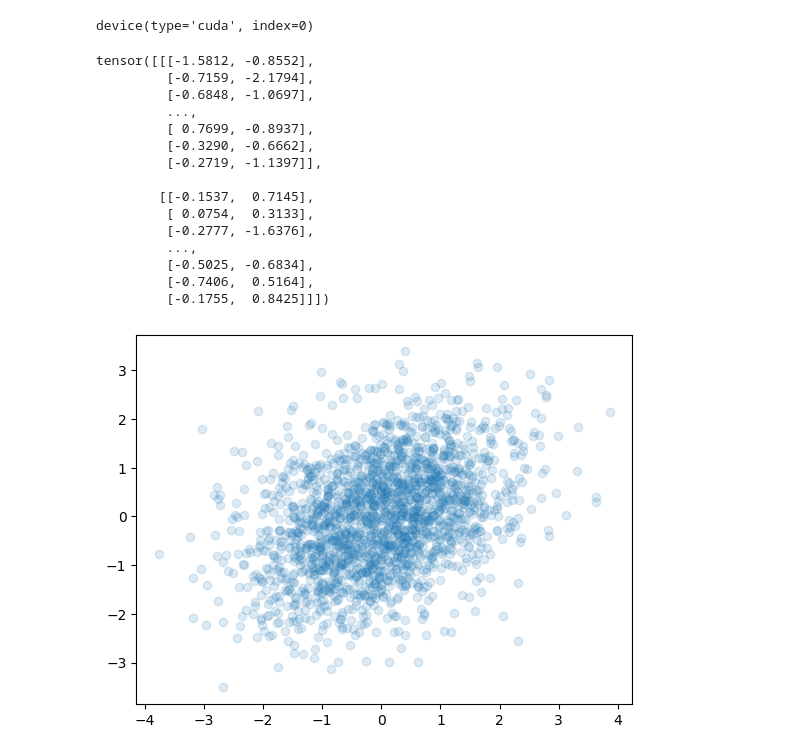
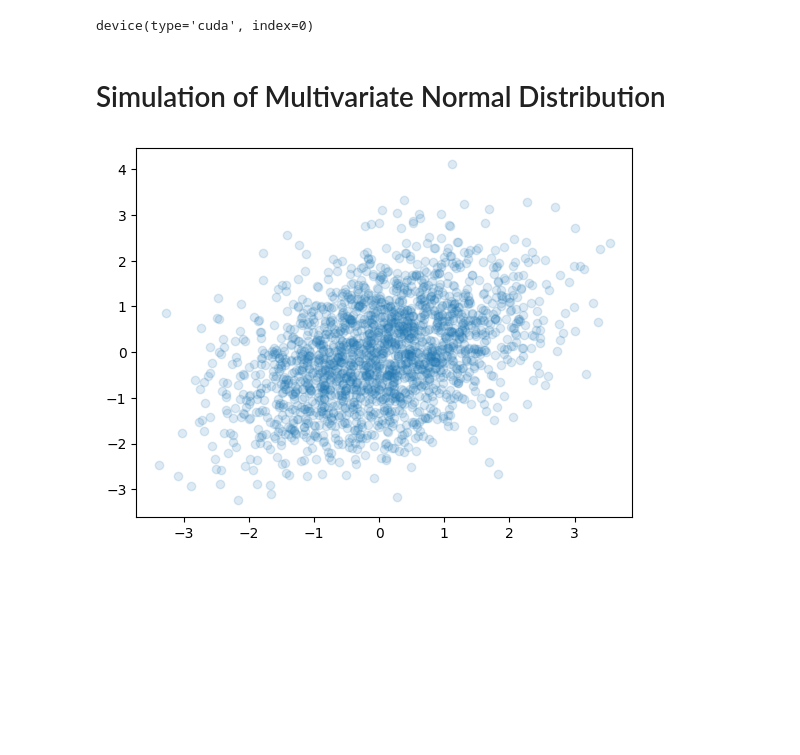
Before and after one commit to SkazuHD/cs370, a Jupyter notebook: assignments/assignment-1/01-assignment-1.ipynb, the cells around one changed output. Drawn from its saved outputs; the diff is of its cells as text; code cells hidden in the pictures; blank space fills up the shorter version.

```diff
--- a/assignments/assignment-1/01-assignment-1.ipynb
+++ b/assignments/assignment-1/01-assignment-1.ipynb
@@ -13,41 +13,28 @@ device
 1
 NVIDIA GeForce MX550
 device(type='cuda', index=0)
+# %% [markdown]
+# Simulation of Multivariate Normal Distribution
 # %%
+import matplotlib.pyplot as plt
+
 mean_A = torch.tensor([-0.5, -0.5])
 covariance_A = torch.tensor([[1, 0.25], [0.25, 1]])
 
 mean_B = torch.tensor([0.5, 0.5])
 covariance_B = torch.tensor([[1, 0.25], [0.25, 1]])
 
 m = 1000
 
 dist_A = torch.distributions.MultivariateNormal(mean_A, covariance_A)
 dist_B = torch.distributions.MultivariateNormal(mean_B, covariance_B)
 
 samples_A = dist_A.sample((m,))
 samples_B = dist_B.sample((m,))
+
+x = torch.cat((samples_A, samples_B), dim=0)
+x_np = x.numpy()
+plt.scatter(x_np[:, 0], x_np[:, 1], alpha=0.15)
+plt.show()
 # %% [output]
-tensor([[[-1.5812, -0.8552],
-         [-0.7159, -2.1794],
-         [-0.6848, -1.0697],
-         ...,
-         [ 0.7699, -0.8937],
-         [-0.3290, -0.6662],
-         [-0.2719, -1.1397]],
-
-        [[-0.1537,  0.7145],
-         [ 0.0754,  0.3133],
-         [-0.2777, -1.6376],
-         ...,
-         [-0.5025, -0.6834],
-         [-0.7406,  0.5164],
-         [-0.1755,  0.8425]]])
+[figure, added]
-# %%
-import matplotlib.pyplot as plt
-
-x = torch.cat((samples_A, samples_B), dim=0).numpy()
-plt.scatter(x[:, 0], x[:, 1], alpha=0.15)
-plt.show()
-# %% [output]
-[figure, removed]
```
Also changed, not shown: parts of 4 cells of this notebook.
